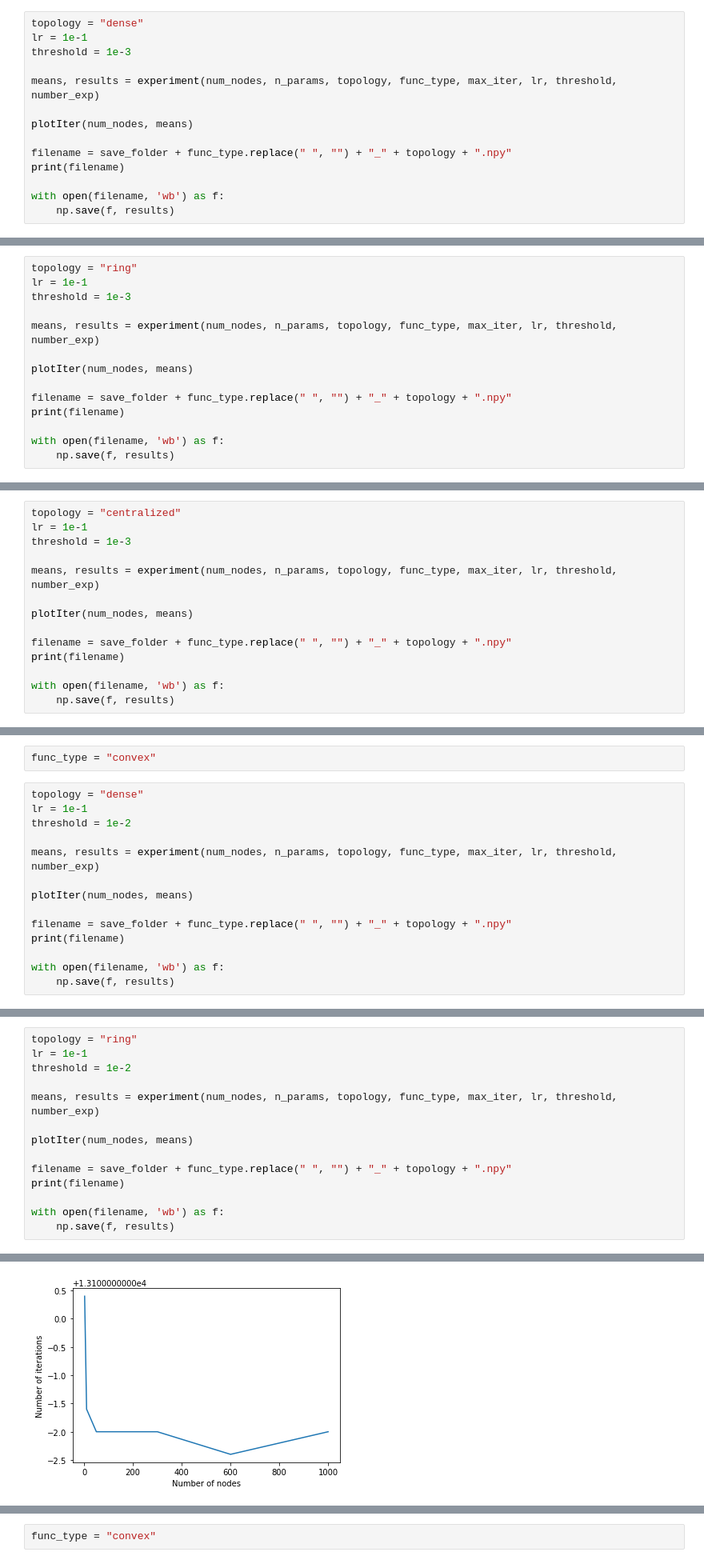
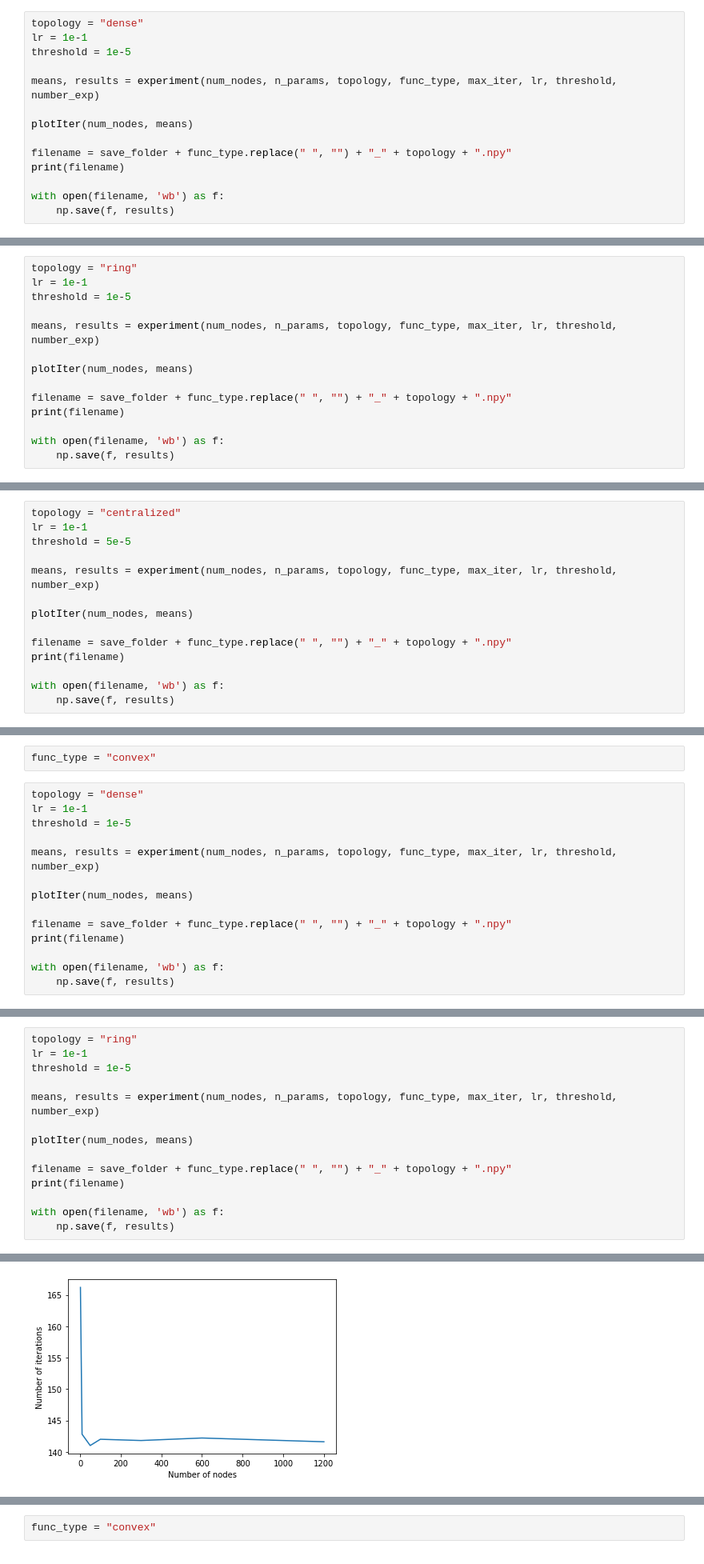
Before and after one commit to Katerina5649/OptML, a Jupyter notebook: experiments.ipynb, the cells around one changed output, grey strips where cells are left out. Shown at 80% size. Cells and saved outputs as stored; diff of their text form.

```diff
--- a/experiments.ipynb
+++ b/experiments.ipynb
@@ -179,7 +198,7 @@ func_type = "non convex"
 # %%
 topology = "dense"
 lr = 1e-1
-threshold = 1e-3
+threshold = 1e-5
 
 means, results = experiment(num_nodes, n_params, topology, func_type, max_iter, lr, threshold, number_exp)
 
@@ -213,7 +232,7 @@ data/nonconvex_dense.npy
 # %%
 topology = "ring"
 lr = 1e-1
-threshold = 1e-3
+threshold = 1e-5
 
 means, results = experiment(num_nodes, n_params, topology, func_type, max_iter, lr, threshold, number_exp)
 
@@ -247,7 +266,7 @@ data/nonconvex_ring.npy
 # %%
 topology = "centralized"
 lr = 1e-1
-threshold = 1e-3
+threshold = 5e-5
 
 means, results = experiment(num_nodes, n_params, topology, func_type, max_iter, lr, threshold, number_exp)
 
@@ -285,7 +304,7 @@ func_type = "convex"
 # %%
 topology = "dense"
 lr = 1e-1
-threshold = 1e-2
+threshold = 1e-5
 
 means, results = experiment(num_nodes, n_params, topology, func_type, max_iter, lr, threshold, number_exp)
 
@@ -319,7 +338,7 @@ data/convex_dense.npy
 # %%
 topology = "ring"
 lr = 1e-1
-threshold = 1e-2
+threshold = 1e-5
 
 means, results = experiment(num_nodes, n_params, topology, func_type, max_iter, lr, threshold, number_exp)
 
@@ -351,4 +370,4 @@ Converged within 0.01 in 13098.0 iterations on average.
-[figure, old version]
+[figure, new version]
 data/convex_ring.npy
 # %%
 topology = "centralized"
```
Also changed, not shown: parts of 12 cells of this notebook, 6 other files.
